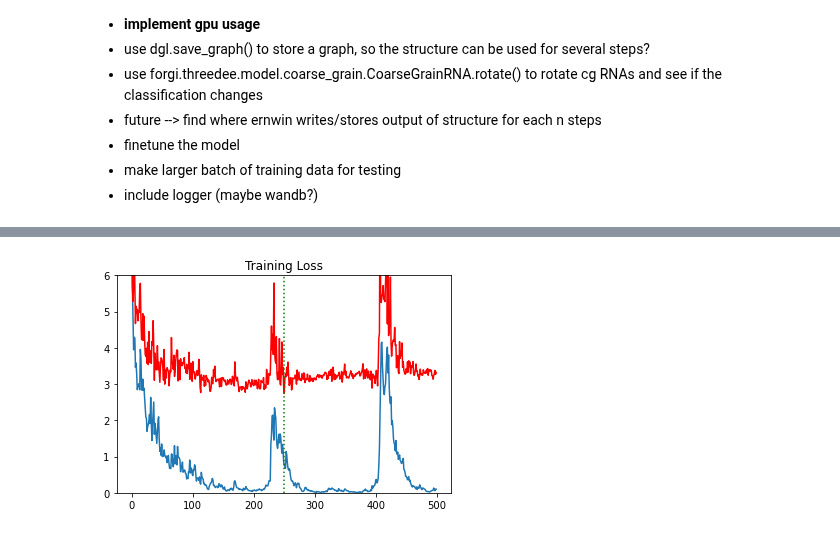
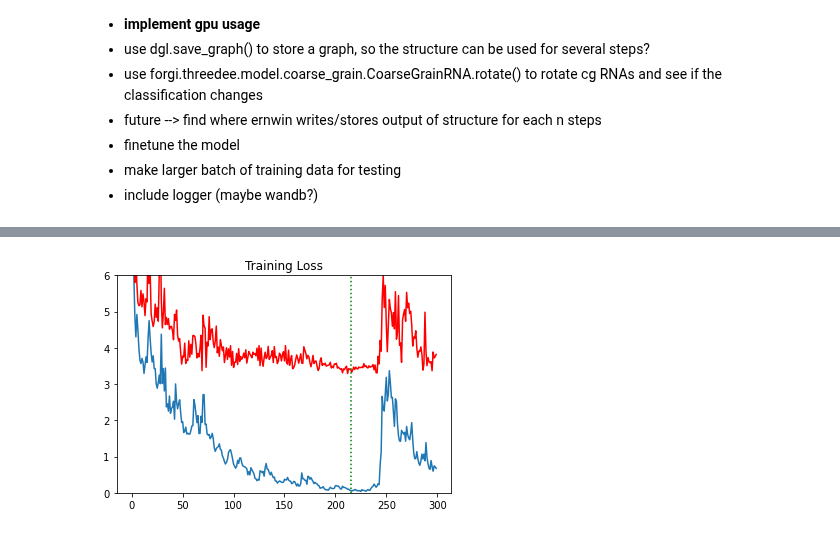
Before and after one commit to milang9/3d_classifier, a Jupyter notebook: 3d_classifier.ipynb, the cells around one changed output, grey strips where cells are left out. Saved outputs shown, nothing was run; the diff lists cells and outputs as text; code cells hidden in the pictures.

```diff
--- a/3d_classifier.ipynb
+++ b/3d_classifier.ipynb
@@ -181,13 +179,19 @@ class CG_Classifier(th.nn.Module):
         self.conv4 = dglnn.TAGConv(100, 50, k=2, activation=F.elu)
         self.conv5 = dglnn.TAGConv(50, 25, k=2, activation=F.elu)
 
-        self.sage_conv1 = dglnn.SAGEConv(25*num_features, 60, 'pool') #Test GINConv next
-        self.sage_conv2 = dglnn.SAGEConv(60, 50, 'pool')
-        self.sage_conv3 = dglnn.SAGEConv(50, 40, 'pool')
-        self.sage_conv4 = dglnn.SAGEConv(40, 30, 'pool')
-        self.sage_conv5 = dglnn.SAGEConv(30, 20, 'pool')
+        #GINConv Linear Layers
+        lin1 = th.nn.Linear(25*num_features, 60)
+        lin2 = th.nn.Linear(60, 50)
+        lin3 = th.nn.Linear(50, 40)
+        lin4 = th.nn.Linear(40, 30)
+        lin5 = th.nn.Linear(30, 20)
+        self.sage_conv1 = dglnn.GINConv(lin1, 'sum') #dglnn.SAGEConv(25*num_features, 60, 'pool')
+        self.sage_conv2 = dglnn.GINConv(lin2, 'sum') #dglnn.SAGEConv(60, 50, 'pool')
+        self.sage_conv3 = dglnn.GINConv(lin3, 'sum') #dglnn.SAGEConv(50, 40, 'pool')
+        self.sage_conv4 = dglnn.GINConv(lin4, 'sum') #dglnn.SAGEConv(40, 30, 'pool')
+        self.sage_conv5 = dglnn.GINConv(lin5, 'sum') #dglnn.SAGEConv(30, 20, 'pool')
 
-        self.readout = dglnn.AvgPooling() #SumPooling() #dglnn.Set2Set(20, 3, 3) # AvgPooling worked well
+        self.readout = dglnn.AvgPooling() #SumPooling() #dglnn.Set2Set(20, 3, 3) # AvgPooling worked best
 
         self.classify = th.nn.Sequential(
             th.nn.Linear(20, 512),
@@ -268,10 +272,10 @@ model = CG_Classifier(
 b_size = 32
 train_dataloader = dtl.pytorch.GraphDataLoader(training_dataset, batch_size=b_size, shuffle=True)
 
-opt = th.optim.Adam(model.parameters(), lr=8e-4)
+opt = th.optim.Adam(model.parameters(), lr=1e-3)
 model.train()
 
-epochs = 500
+epochs = 300
 
 #val setup
 val_losses = []
@@ -349,13 +353,13 @@ Minimum Validation Loss 2.7406 in epoch 250
 # %%
 #plot the training run
 plt.plot(epoch_losses)
 plt.plot(val_losses, 'r')
 plt.title("Training Loss")
 plt.ylim(ymax = 6, ymin = 0)
-plt.axvline(x = 250, c = 'g', ls = ':')
+plt.axvline(x = 215, c = 'g', ls = ':')
 plt.draw()
 # %% [output]
-[figure, old version]
+[figure, new version]
 # %%
 #Test Data
 test_dir = "./data/test_set"
```
Also changed, not shown: parts of 4 cells of this notebook, 4 other files.
